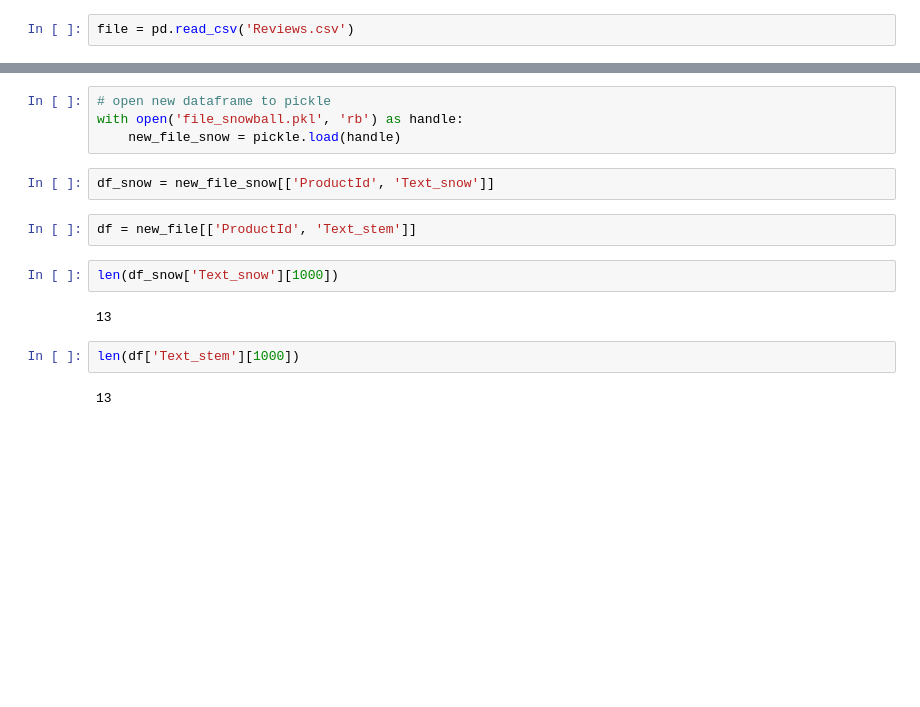
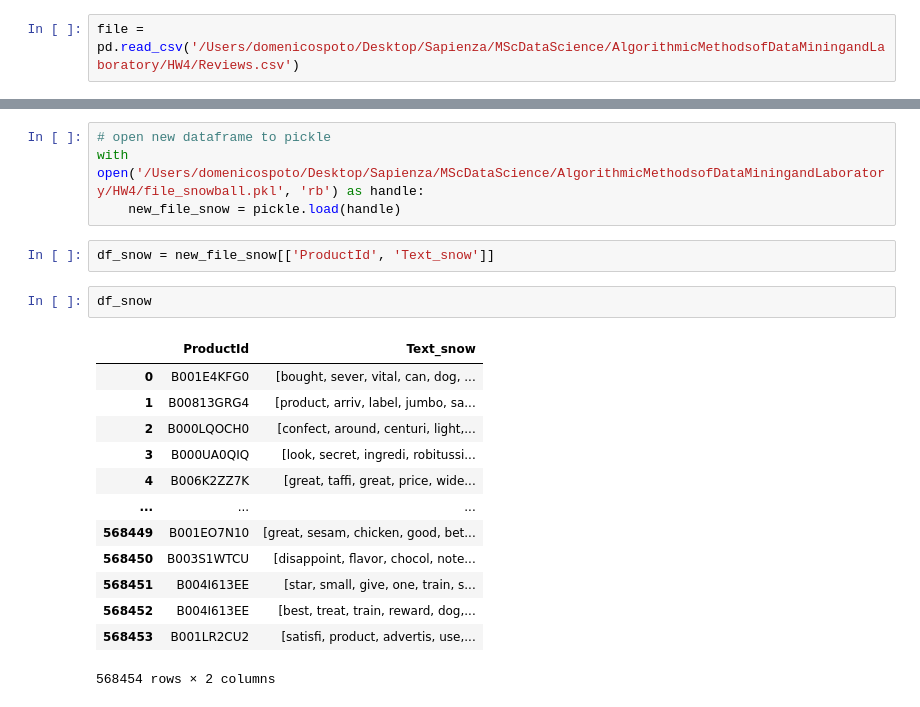
Before and after one commit to mimmospoto/ADM-HW4-Group4, a Jupyter notebook: Exercise2.ipynb, the cells around one changed output, grey strips where cells are left out. Cells and saved outputs as stored; diff of their text form; blank space fills up the shorter version.

```diff
--- a/Exercise2.ipynb
+++ b/Exercise2.ipynb
@@ -9,5 +12,5 @@ import pickle
 # %%
-file = pd.read_csv('Reviews.csv')
+file = pd.read_csv('/Users/domenicospoto/Desktop/Sapienza/MScDataScience/AlgorithmicMethodsofDataMiningandLaboratory/HW4/Reviews.csv')
 # %%
 file.head()
 # %% [output]
@@ -90,17 +84,23 @@ with open('file_snowball.pkl', 'wb') as handle:
     pickle.dump(file, handle)
 # %%
 # open new dataframe to pickle
-with open('file_snowball.pkl', 'rb') as handle:
+with open('/Users/domenicospoto/Desktop/Sapienza/MScDataScience/AlgorithmicMethodsofDataMiningandLaboratory/HW4/file_snowball.pkl', 'rb') as handle:
     new_file_snow = pickle.load(handle)
 # %%
 df_snow = new_file_snow[['ProductId', 'Text_snow']]
-# %%
-df = new_file[['ProductId', 'Text_stem']]
-# %%
-len(df_snow['Text_snow'][1000])
-# %% [output]
-13
-# %%
-len(df['Text_stem'][1000])
-# %% [output]
-13
+# %%
+df_snow
+# %% [output]
+|  | ProductId | Text_snow |
+| 0 | B001E4KFG0 | [bought, sever, vital, can, dog, ... |
+| 1 | B00813GRG4 | [product, arriv, label, jumbo, sa... |
+| 2 | B000LQOCH0 | [confect, around, centuri, light,... |
+| 3 | B000UA0QIQ | [look, secret, ingredi, robitussi... |
+| 4 | B006K2ZZ7K | [great, taffi, great, price, wide... |
+| ... | ... | ... |
+| 568449 | B001EO7N10 | [great, sesam, chicken, good, bet... |
+| 568450 | B003S1WTCU | [disappoint, flavor, chocol, note... |
+| 568451 | B004I613EE | [star, small, give, one, train, s... |
+| 568452 | B004I613EE | [best, treat, train, reward, dog,... |
+| 568453 | B001LR2CU2 | [satisfi, product, advertis, use,... |
+568454 rows × 2 columns
```
Also changed, not shown: parts of 14 cells of this notebook.
